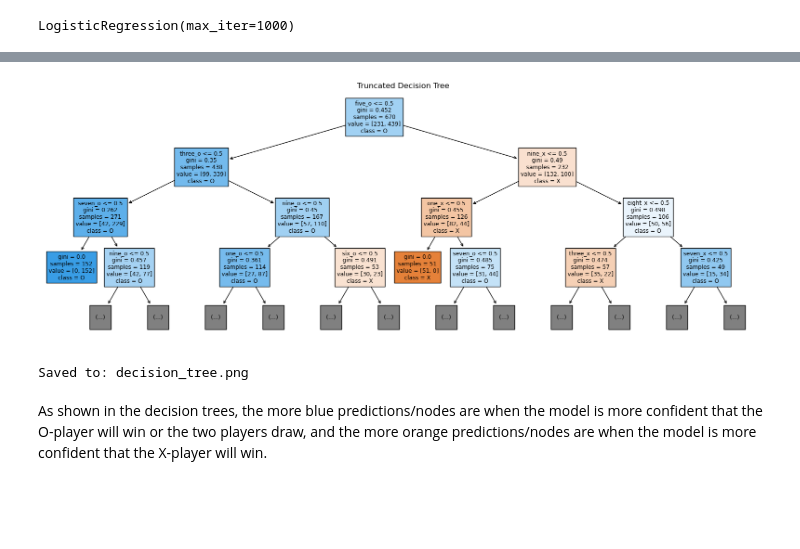
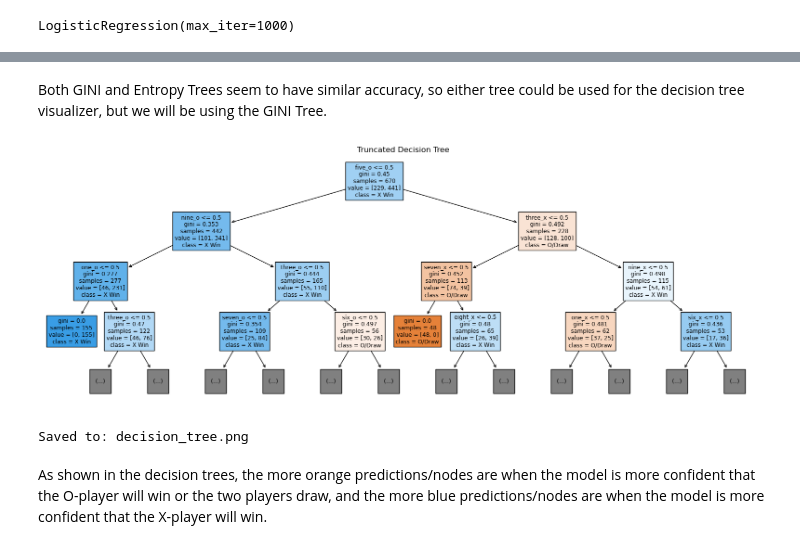
Before and after one commit to Patricker75/Data-Science-Project, a Jupyter notebook: DataExploration.ipynb, the cells around one changed output, grey strips where cells are left out. Drawn from its saved outputs; the diff is of its cells as text; code cells hidden in the pictures; blank space fills up the shorter version.

Commit message:
finished entropy/gini decision trees

```diff
--- a/DataExploration.ipynb
+++ b/DataExploration.ipynb
@@ -105,6 +105,8 @@ plt.title('Correlation Matrix')
 plt.show()
 # %% [output]
 [figure]
+# %%
+class_labels = ['O/Draw', 'X Win']
 # %%
 #As expected, the one hot encoding added a little bit of collinearity because of the nature of the one hot encoding. However,
 #the other columns are not related to each other.
@@ -181,6 +183,10 @@ plt.show()
 # %%
 from sklearn.tree import DecisionTreeClassifier
 
-tree = DecisionTreeClassifier(criterion='gini', max_depth=7)
+gini_tree = DecisionTreeClassifier(criterion='gini', max_depth=7)
+entropy_tree = DecisionTreeClassifier(criterion='entropy', max_depth=7)
 
-tree.fit(X_train, y_train)
+gini_tree.fit(X_train, y_train)
+entropy_tree.fit(X_train, y_train)
+
+print()
@@ -200,15 +213,17 @@ plt.show()
+# %% [markdown]
+Both GINI and Entropy Trees seem to have similar accuracy, so either tree could be used for the decision tree visualizer, but we will be using the GINI Tree.
 # %%
 from sklearn.tree import plot_tree
 from matplotlib import rcParams
 
 features = X.columns
 
 rcParams['figure.figsize'] = (20, 7)
 
-short = plot_tree(tree, filled=True, feature_names=features, max_depth=3, class_names=['X', 'O'])
+short = plot_tree(gini_tree, filled=True, feature_names=features, max_depth=3, class_names=class_labels)
 
 plt.title('Truncated Decision Tree')
 plt.show(short)
 # %% [output]
-[figure, old version]
+[figure, new version]
 # %%
@@ -226,6 +241,6 @@ print(f'Saved to: {img_name}')
 # %% [output]
 Saved to: decision_tree.png
 # %% [markdown]
-As shown in the decision trees, the more blue predictions/nodes are when the model is more confident that the O-player will win or the two players draw, and the more orange predictions/nodes are when the model is more confident that the X-player will win.
+As shown in the decision trees, the more orange predictions/nodes are when the model is more confident that the O-player will win or the two players draw, and the more blue predictions/nodes are when the model is more confident that the X-player will win.
 # %%
 rcParams['figure.figsize'] = (6.4, 4.8)
```
Also changed, not shown: parts of 9 cells of this notebook, 1 other file.
